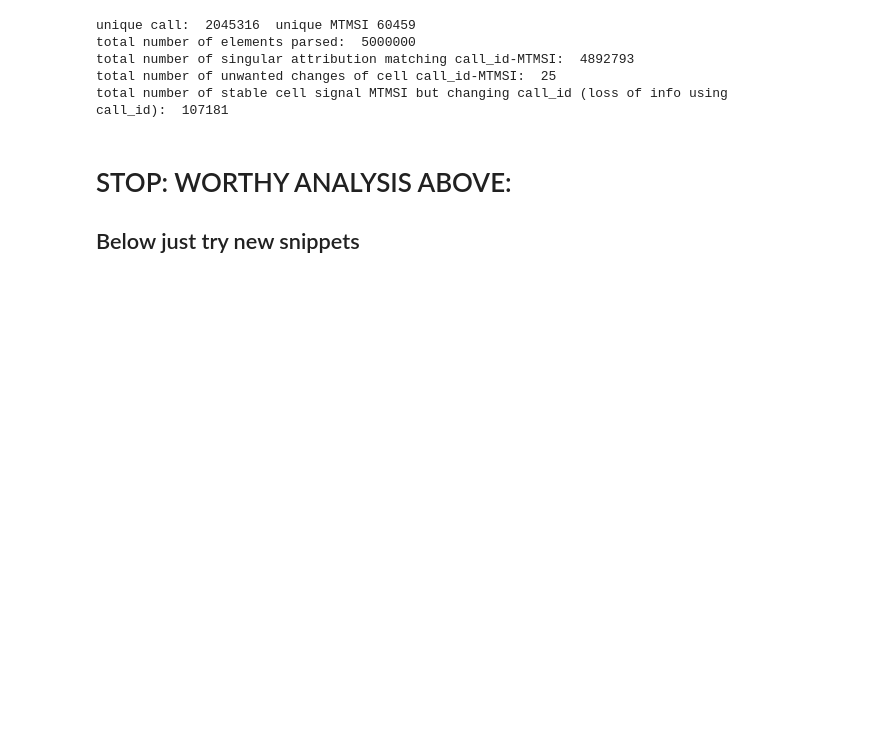
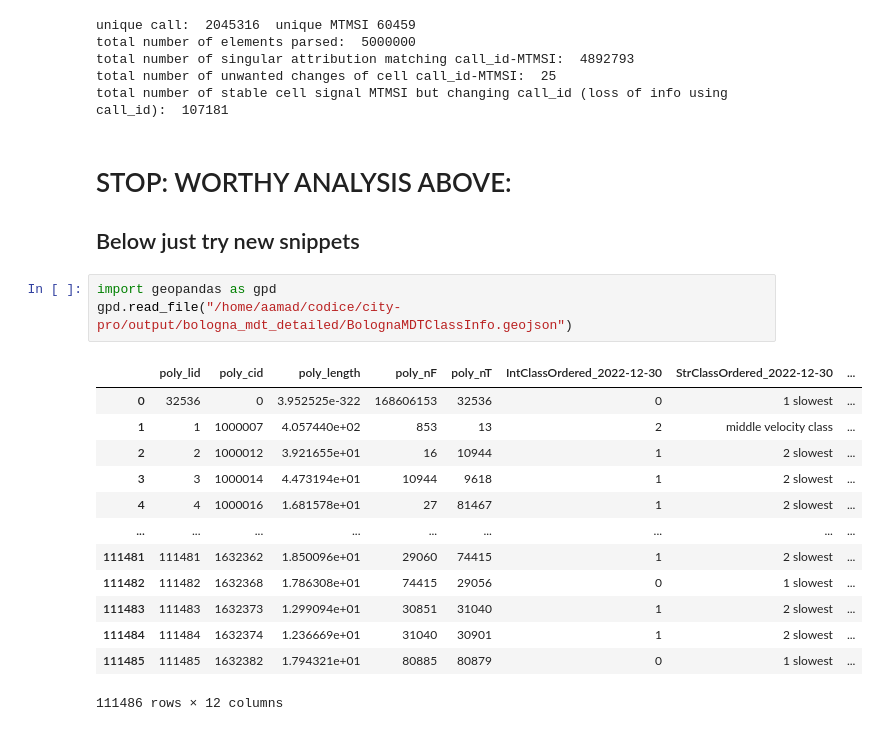
Before and after one commit to physycom/city-pro, a Jupyter notebook: python/work_mdt/script/AnalysisMdt/AnalysisPaper.ipynb, the cells around one changed output. Drawn from its saved outputs; the diff is of its cells as text; blank space fills up the shorter version.

```diff
--- a/python/work_mdt/script/AnalysisMdt/AnalysisPaper.ipynb
+++ b/python/work_mdt/script/AnalysisMdt/AnalysisPaper.ipynb
@@ -2022,3 +2022,20 @@ total number of stable cell signal MTMSI but changing call_id (loss of info usin
 # %% [markdown]
 # STOP: WORTHY ANALYSIS ABOVE:
 ## Below just try new snippets
+# %%
+import geopandas as gpd
+gpd.read_file("/home/aamad/codice/city-pro/output/bologna_mdt_detailed/BolognaMDTClassInfo.geojson")
+# %% [output]
+|  | poly_lid | poly_cid | poly_length | poly_nF | poly_nT | IntClassOrdered_2022-12-30 | StrClassOrdered_2022-12-30 | ... |
+| 0 | 32536 | 0 | 3.952525e-322 | 168606153 | 32536 | 0 | 1 slowest | ... |
+| 1 | 1 | 1000007 | 4.057440e+02 | 853 | 13 | 2 | middle velocity class | ... |
+| 2 | 2 | 1000012 | 3.921655e+01 | 16 | 10944 | 1 | 2 slowest | ... |
+| 3 | 3 | 1000014 | 4.473194e+01 | 10944 | 9618 | 1 | 2 slowest | ... |
+| 4 | 4 | 1000016 | 1.681578e+01 | 27 | 81467 | 1 | 2 slowest | ... |
+| ... | ... | ... | ... | ... | ... | ... | ... | ... |
+| 111481 | 111481 | 1632362 | 1.850096e+01 | 29060 | 74415 | 1 | 2 slowest | ... |
+| 111482 | 111482 | 1632368 | 1.786308e+01 | 74415 | 29056 | 0 | 1 slowest | ... |
+| 111483 | 111483 | 1632373 | 1.299094e+01 | 30851 | 31040 | 1 | 2 slowest | ... |
+| 111484 | 111484 | 1632374 | 1.236669e+01 | 31040 | 30901 | 1 | 2 slowest | ... |
+| 111485 | 111485 | 1632382 | 1.794321e+01 | 80885 | 80879 | 0 | 1 slowest | ... |
+111486 rows × 12 columns
```
Also changed, not shown: 7 other files.
